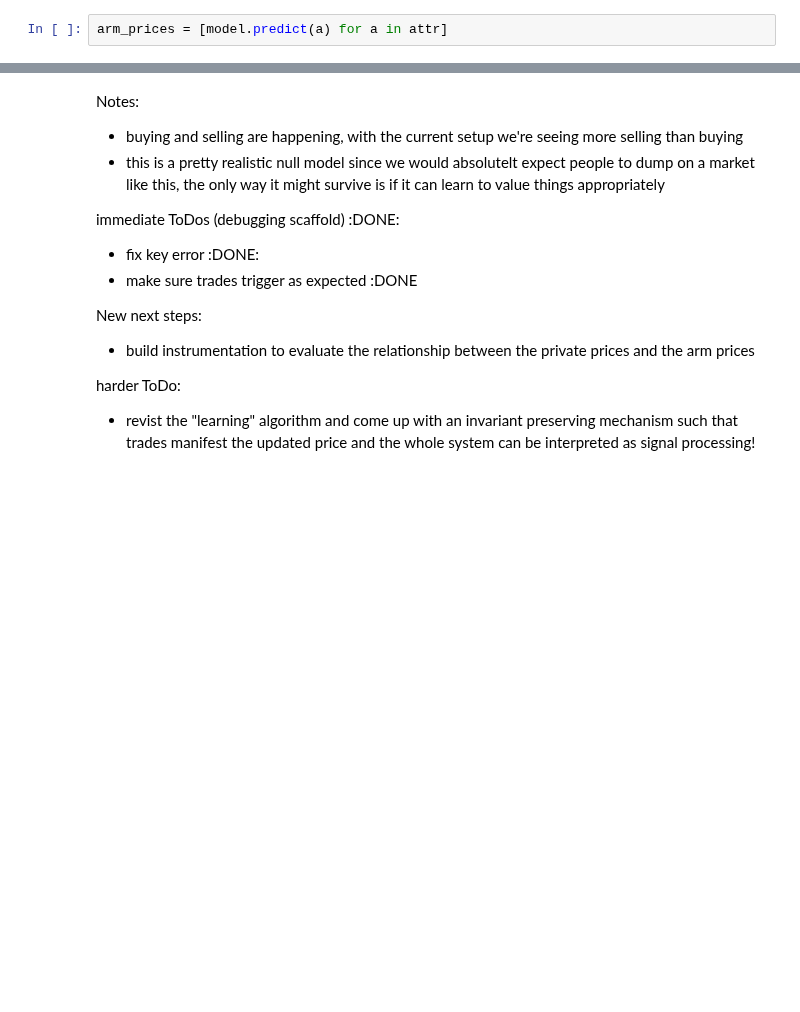
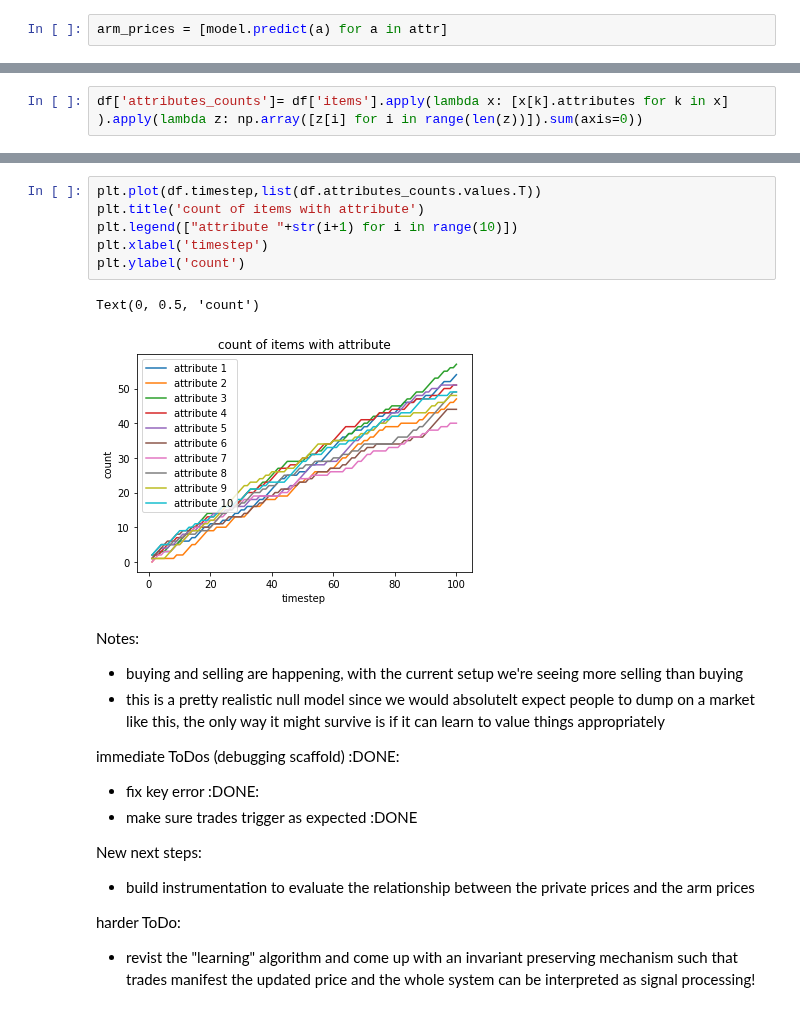
Before and after one commit to BlockScience/arm-basic-research, a Jupyter notebook: experiment.ipynb, the cells around one changed output, grey strips where cells are left out. Saved outputs shown, nothing was run; the diff lists cells and outputs as text; blank space fills up the shorter version.

```diff
--- a/experiment.ipynb
+++ b/experiment.ipynb
@@ -64,0 +72,2 @@ plt.hist(arm_prices)
+# %%
+df['attributes_counts']= df['items'].apply(lambda x: [x[k].attributes for k in x] ).apply(lambda z: np.array([z[i] for i in range(len(z))]).sum(axis=0))
@@ -65,3 +94,12 @@ plt.hist(arm_prices)
+# %%
+plt.plot(df.timestep,list(df.attributes_counts.values.T))
+plt.title('count of items with attribute')
+plt.legend(["attribute "+str(i+1) for i in range(10)])
+plt.xlabel('timestep')
+plt.ylabel('count')
+# %% [output]
+Text(0, 0.5, 'count')
+[figure, added]
 # %% [markdown]
 Notes:
 - buying and selling are happening, with the current setup we're seeing more selling than buying
```
Also changed, not shown: parts of 6 cells of this notebook, 2 other files.
